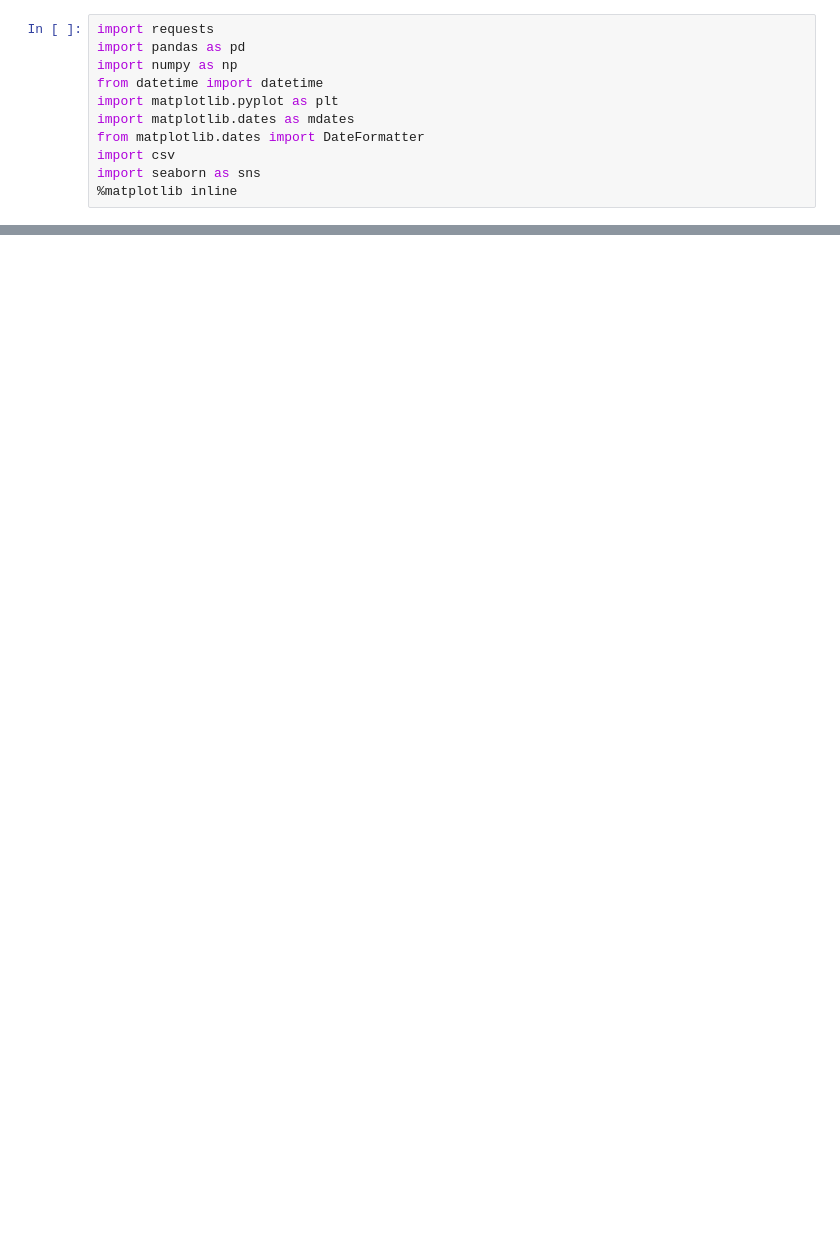
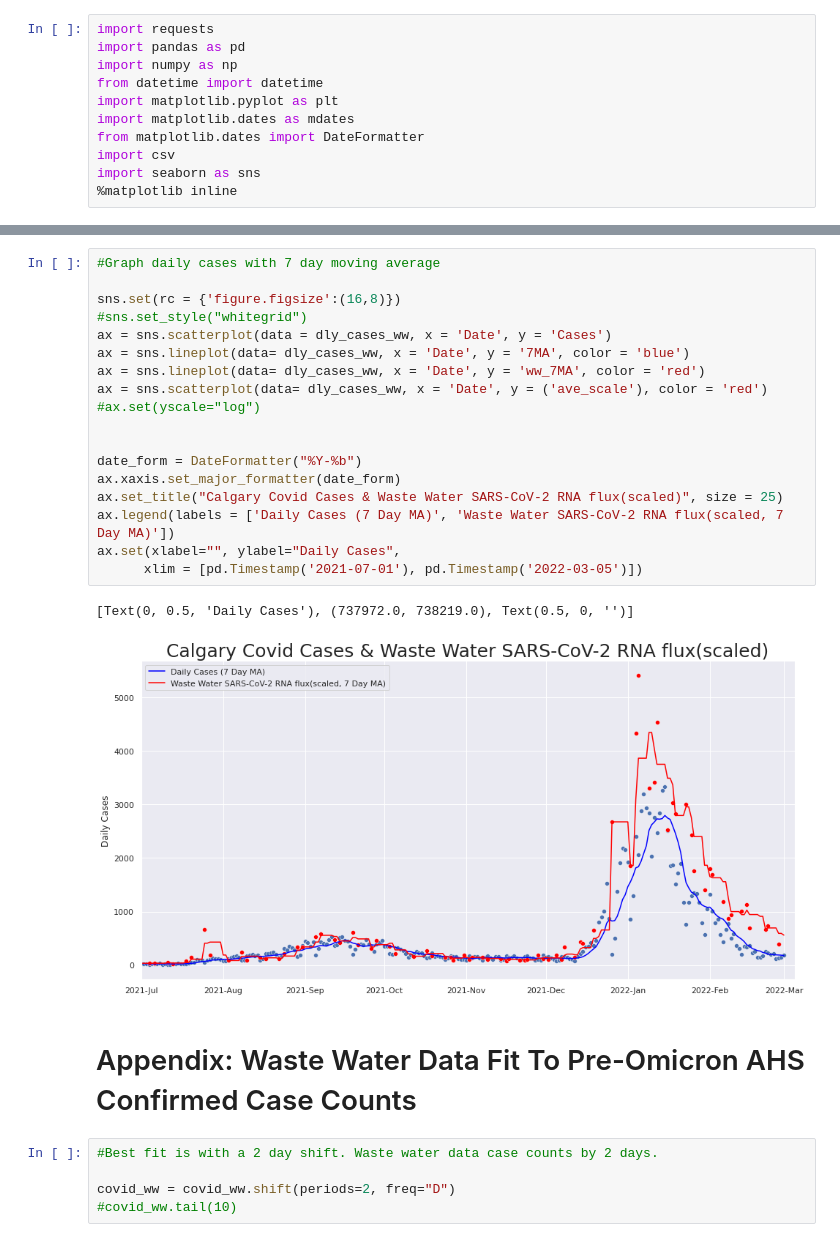
Before and after one commit to cdoyle78/AlbertaCovid, a Jupyter notebook: Calgary_covid_ww.ipynb, the cells around one changed output, grey strips where cells are left out. Saved outputs shown, nothing was run; the diff lists cells and outputs as text; blank space fills up the shorter version.

```diff
--- a/Calgary_covid_ww.ipynb
+++ b/Calgary_covid_ww.ipynb
@@ -121 +160,29 @@ dly_cases_ww = dly_Cases.join(covid_ww, how='outer')
+# %%
+#Graph daily cases with 7 day moving average
+
+sns.set(rc = {'figure.figsize':(16,8)})
+#sns.set_style("whitegrid")
+ax = sns.scatterplot(data = dly_cases_ww, x = 'Date', y = 'Cases')
+ax = sns.lineplot(data= dly_cases_ww, x = 'Date', y = '7MA', color = 'blue')
+ax = sns.lineplot(data= dly_cases_ww, x = 'Date', y = 'ww_7MA', color = 'red')
+ax = sns.scatterplot(data= dly_cases_ww, x = 'Date', y = ('ave_scale'), color = 'red')
+#ax.set(yscale="log")
+
+
+date_form = DateFormatter("%Y-%b")
+ax.xaxis.set_major_formatter(date_form)
+ax.set_title("Calgary Covid Cases & Waste Water SARS-CoV-2 RNA flux(scaled)", size = 25)
+ax.legend(labels = ['Daily Cases (7 Day MA)', 'Waste Water SARS-CoV-2 RNA flux(scaled, 7 Day MA)'])
+ax.set(xlabel="", ylabel="Daily Cases",
+      xlim = [pd.Timestamp('2021-07-01'), pd.Timestamp('2022-03-05')])
+# %% [output]
+[Text(0, 0.5, 'Daily Cases'), (737972.0, 738219.0), Text(0.5, 0, '')]
+[figure, added]
+# %% [markdown]
+# Appendix: Waste Water Data Fit To Pre-Omicron AHS Confirmed Case Counts
+# %%
+#Best fit is with a 2 day shift. Waste water data case counts by 2 days.
+
+covid_ww = covid_ww.shift(periods=2, freq="D")
+#covid_ww.tail(10)
 # %%
```
Also changed, not shown: parts of 19 cells of this notebook.
